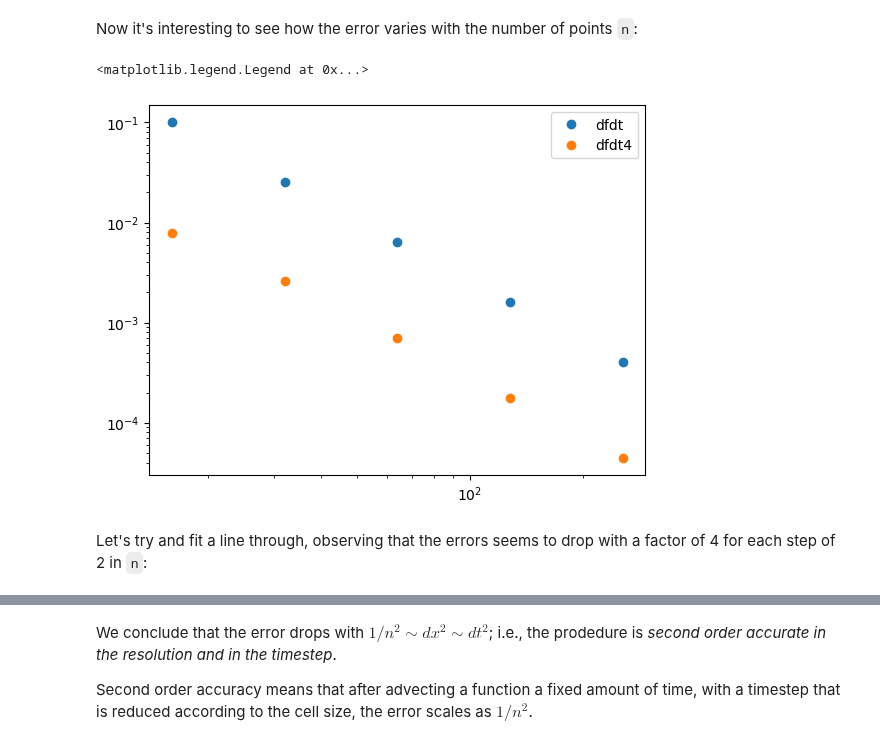
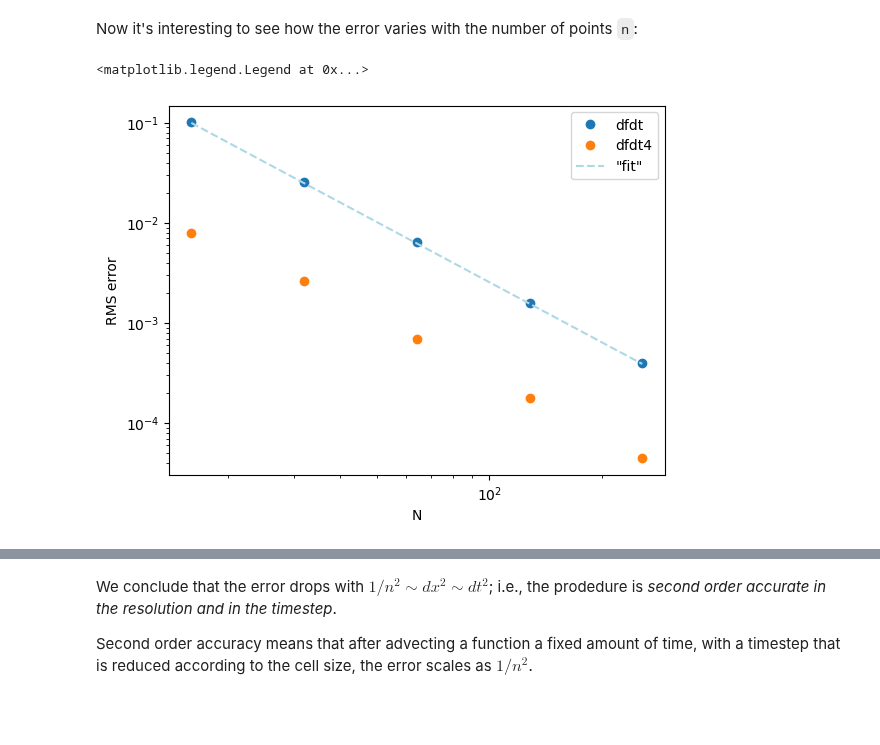
Before and after one commit to JakobSchauser/MscPhysics, a Jupyter notebook: ComputationalAstrophysics/1 Introduction/1b Advection.ipynb, the cells around one changed output, grey strips where cells are left out. Cells and saved outputs as stored; diff of their text form; code cells hidden in the pictures; blank space fills up the shorter version.

```diff
--- a/ComputationalAstrophysics/1 Introduction/1b Advection.ipynb
+++ b/ComputationalAstrophysics/1 Introduction/1b Advection.ipynb
@@ -161,27 +161,31 @@ Now it's interesting to see how the error varies with the number of points `n`:
 # %%
 
 for df_fn in (dfdt, dfdt4):
     N=[]
     RMS2=[]
     for n in (16,32,64,128,256):
         ds,x=coordinates(n)
         dt=courant(C,v,ds)
         f0=IC(x,v,0.0)
         f1=IC(x,v,dt)
         nt=int(n/C+0.5)
         for it in range(nt-1):
             f2=adams_bashforth(f0,f1,df_fn,dt)
             f0=f1
             f1=f2
         f0=IC(x,v,0.0)
         rms=np.average((f0-f2)**2)**0.5
         N.append(n)
         RMS2.append(rms)
     plt.loglog(N,RMS2,'o', label=df_fn.__name__);
 
+N=np.array(N)
+plt.ylabel('RMS error')
+plt.xlabel('N')
+
+plt.loglog(N,0.1/(N/16.0)**2, '--',color = "lightblue",label='"fit"');
+
 plt.legend()
 # %% [output]
 <matplotlib.legend.Legend at 0x...>
-[figure, old version]
+[figure, new version]
-# %% [markdown]
-Let's try and fit a line through, observing that the errors seems to drop with a factor of 4 for each step of 2 in `n`:
```
Also changed, not shown: parts of 8 cells of this notebook, 1 other file.
